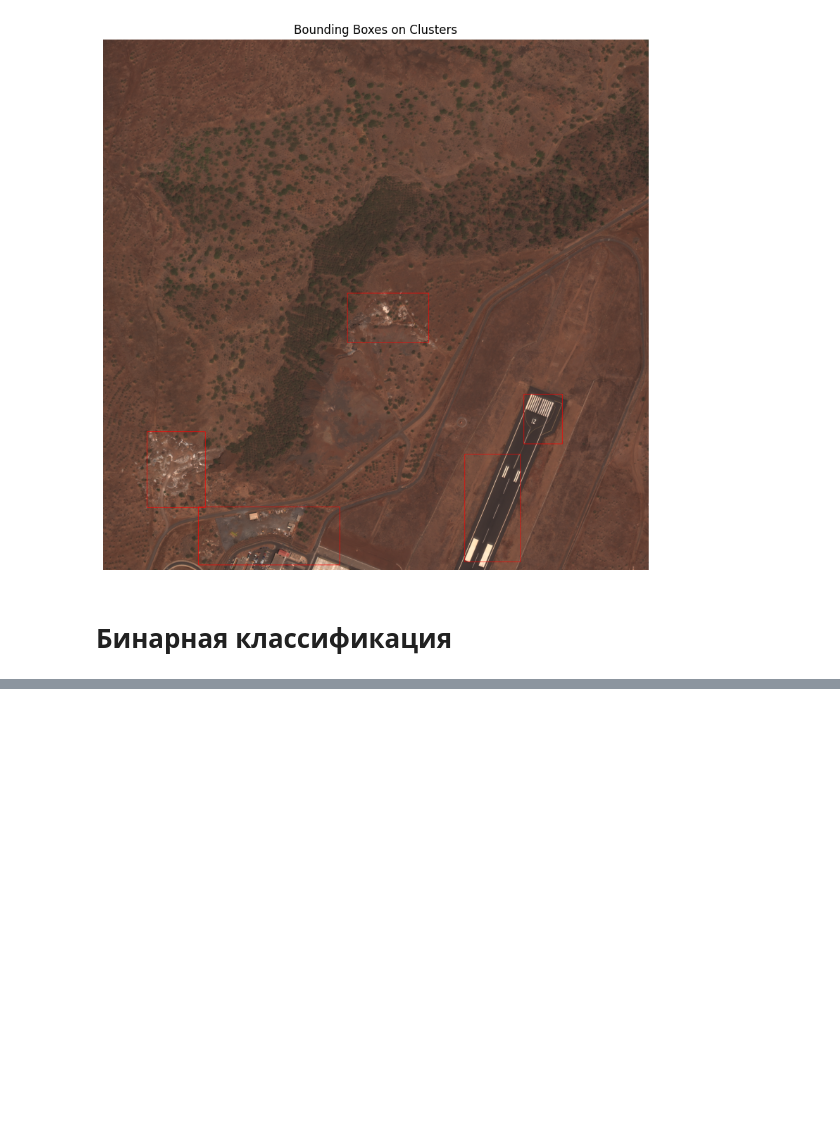
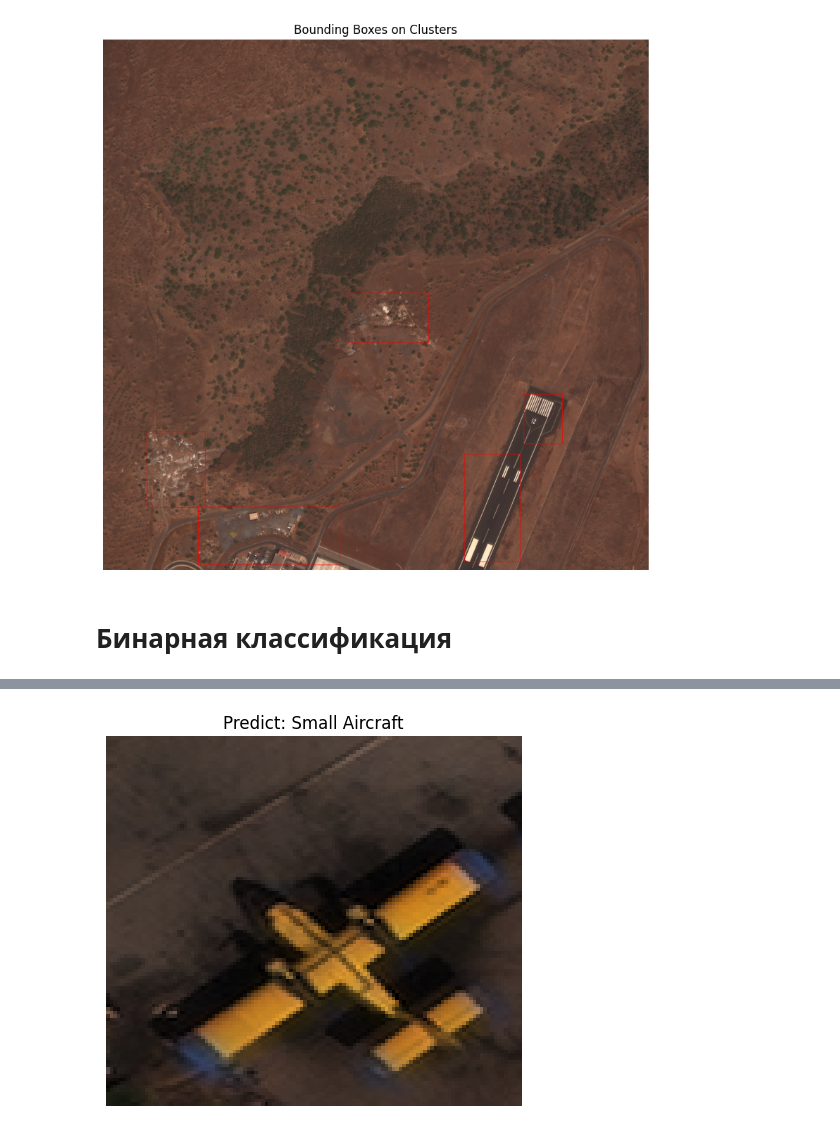
Before and after one commit to Tebemixer/aero_detect, a Jupyter notebook: Aero detect.ipynb, the cells around one changed output, grey strips where cells are left out. Saved outputs shown, nothing was run; the diff lists cells and outputs as text; code cells hidden in the pictures; blank space fills up the shorter version.

```diff
--- a/Aero detect.ipynb
+++ b/Aero detect.ipynb
@@ -334,0 +415,17 @@ plt.show()
+# %%
+import matplotlib.pyplot as plt
+img = cv2.imread('images/crops/mult/test_small_aircraft.png', cv2.IMREAD_GRAYSCALE)
+norm_image=cv2.imread('images/crops/mult/test_small_aircraft.png')
+img = cv2.resize(img, IMAGE_SIZE)
+features = hog(img,
+               pixels_per_cell=(8, 8),
+               cells_per_block=(2, 2),
+               block_norm='L2-Hys',
+               feature_vector=True)
+predict = model.predict(features.reshape(1, -1))
+plt.imshow(cv2.cvtColor(norm_image, cv2.COLOR_BGR2RGB))
+plt.title('Predict: ' + str(CLASSES[predict[0]-1] if predict[0] != 0 else 'Not specified class'))
+plt.axis('off')
+plt.show()
+# %% [output]
+[figure, added]
```
Also changed, not shown: parts of 6 cells of this notebook.
